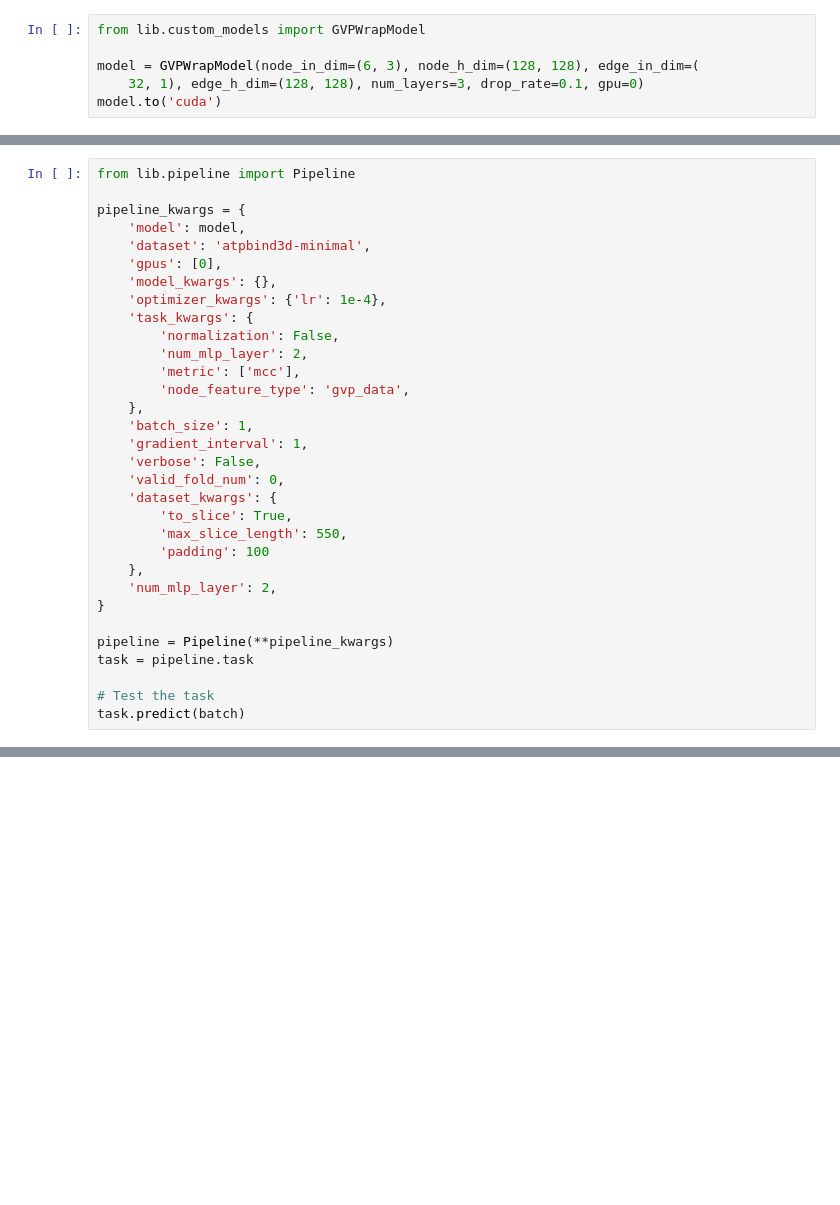
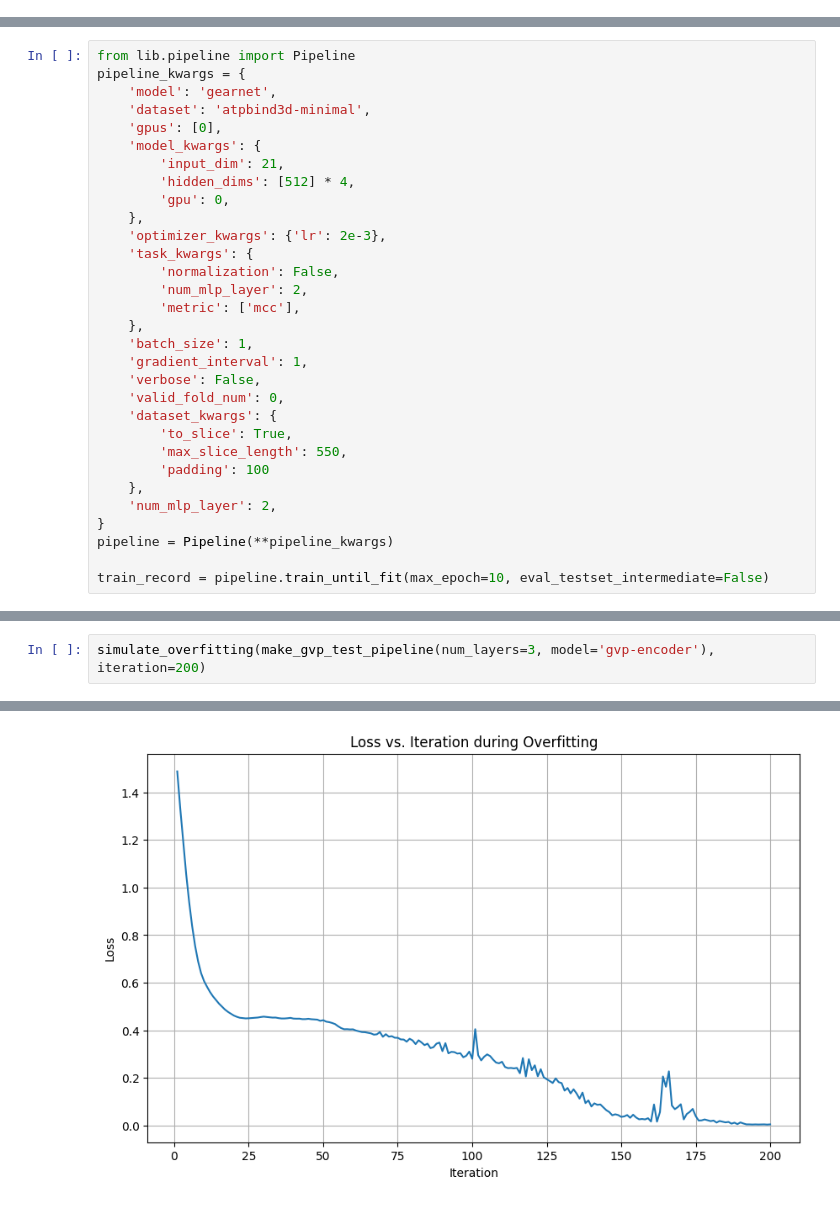
Before and after one commit to dlwocks31/MultiviewATPBind, a Jupyter notebook: gvp_test.ipynb, the cells around one changed output, grey strips where cells are left out. Cells and saved outputs as stored; diff of their text form; blank space fills up the shorter version.

Commit message:
add gvp data

```diff
--- a/gvp_test.ipynb
+++ b/gvp_test.ipynb
@@ -177,6 +0,0 @@ tensor([[ 33.5700,  19.2910, -10.2110],
-# %%
-from lib.custom_models import GVPWrapModel
-
-model = GVPWrapModel(node_in_dim=(6, 3), node_h_dim=(128, 128), edge_in_dim=(
-    32, 1), edge_h_dim=(128, 128), num_layers=3, drop_rate=0.1, gpu=0)
-model.to('cuda')
@@ -201,17 +3,19 @@ GVPWrapModel(
 # %%
 from lib.pipeline import Pipeline
-
 pipeline_kwargs = {
-    'model': model,
+    'model': 'gearnet',
     'dataset': 'atpbind3d-minimal',
     'gpus': [0],
-    'model_kwargs': {},
-    'optimizer_kwargs': {'lr': 1e-4},
+    'model_kwargs': {
+        'input_dim': 21,
+        'hidden_dims': [512] * 4,
+        'gpu': 0,
+    },
+    'optimizer_kwargs': {'lr': 2e-3},
     'task_kwargs': {
         'normalization': False,
         'num_mlp_layer': 2,
         'metric': ['mcc'],
-        'node_feature_type': 'gvp_data',
     },
     'batch_size': 1,
     'gradient_interval': 1,
@@ -224,10 +28,7 @@ pipeline_kwargs = {
     },
     'num_mlp_layer': 2,
 }
+pipeline = Pipeline(**pipeline_kwargs)
 
-pipeline = Pipeline(**pipeline_kwargs)
-task = pipeline.task
-
-# Test the task
-task.predict(batch)
+train_record = pipeline.train_until_fit(max_epoch=10, eval_testset_intermediate=False)
 # %% [output]
@@ -267,0 +205,3 @@ tensor([[0.8345],
+# %%
+simulate_overfitting(make_gvp_test_pipeline(num_layers=3, model='gvp-encoder'), iteration=200)
+# %% [output]
@@ -267,0 +225 @@ tensor([[0.8345],
+[figure, added]
```
Also changed, not shown: parts of 25 cells of this notebook, 7 other files.
